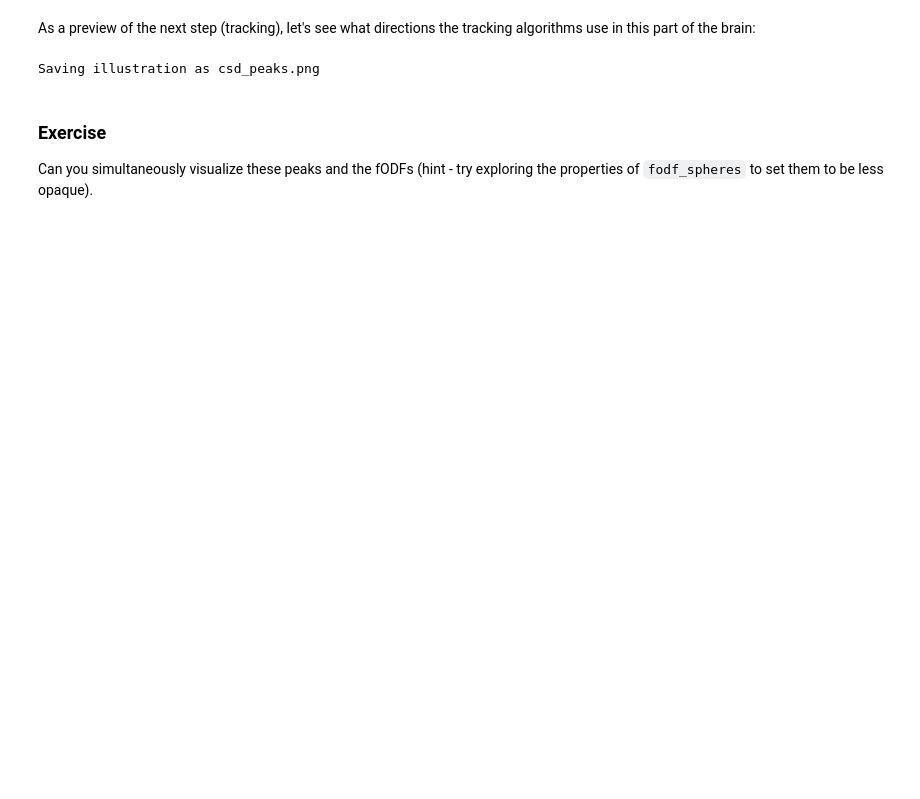
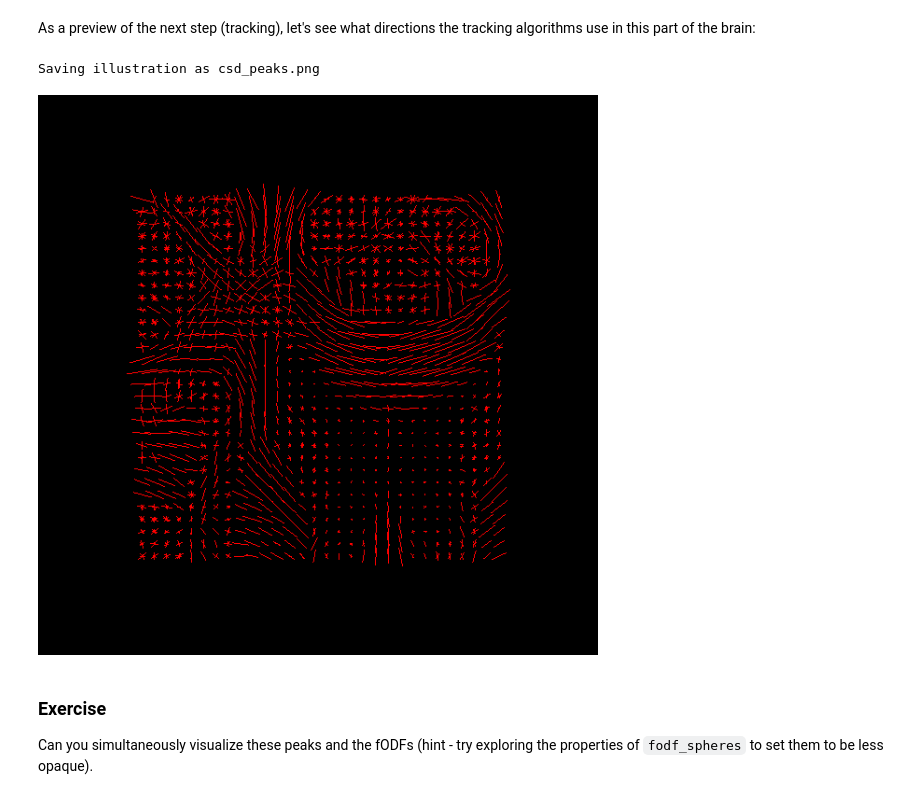
Before and after one commit to datacarpentry/python-neuroimaging-lesson, a Jupyter notebook: dipy/001-dipy-reconstruction.ipynb, the cells around one changed output. Saved outputs shown, nothing was run; the diff lists cells and outputs as text; code cells hidden in the pictures; blank space fills up the shorter version.

```diff
--- a/dipy/001-dipy-reconstruction.ipynb
+++ b/dipy/001-dipy-reconstruction.ipynb
@@ -288,22 +307,25 @@ As a preview of the next step (tracking), let's see what directions the tracking
 # %%
 from dipy.direction import peaks_from_model
 
 csd_peaks = peaks_from_model(model=csd_model,
                              data=data_small,
                              sphere=sphere,
                              relative_peak_threshold=.5,
                              min_separation_angle=25,
                              parallel=True)
 
 fvtk.clear(ren)
 fodf_peaks = fvtk.peaks(csd_peaks.peak_dirs, csd_peaks.peak_values, scale=1.3)
 fvtk.add(ren, fodf_peaks)
 
 print('Saving illustration as csd_peaks.png')
 fvtk.record(ren, out_path='csd_peaks.png', size=(600, 600))
-fvtk.show(ren)
+# On your local machine, you can view this interactively:
+# fvtk.show(ren)
+display(Image('csd_peaks.png'))
 # %% [output]
 Saving illustration as csd_peaks.png
+[figure, added]
 # %% [markdown]
 ### Exercise
 
```
Also changed, not shown: parts of 11 cells of this notebook, 6 other files.
